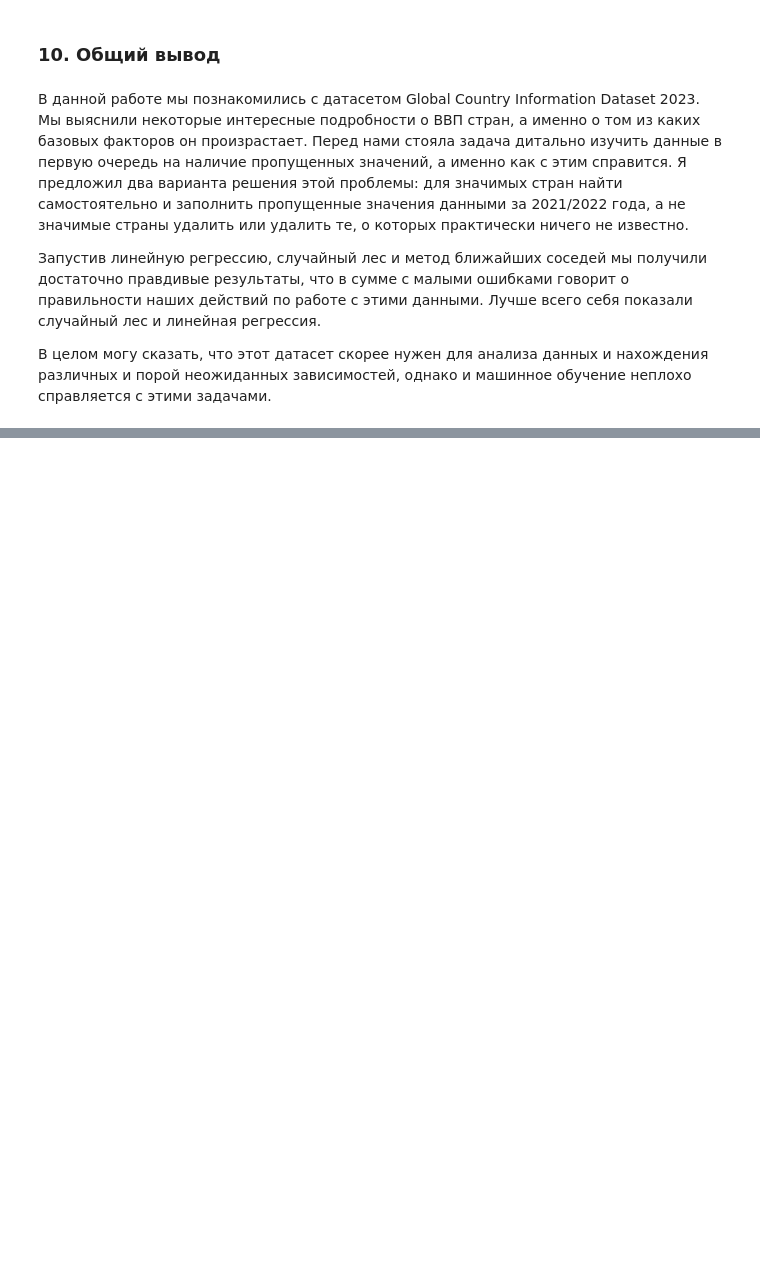
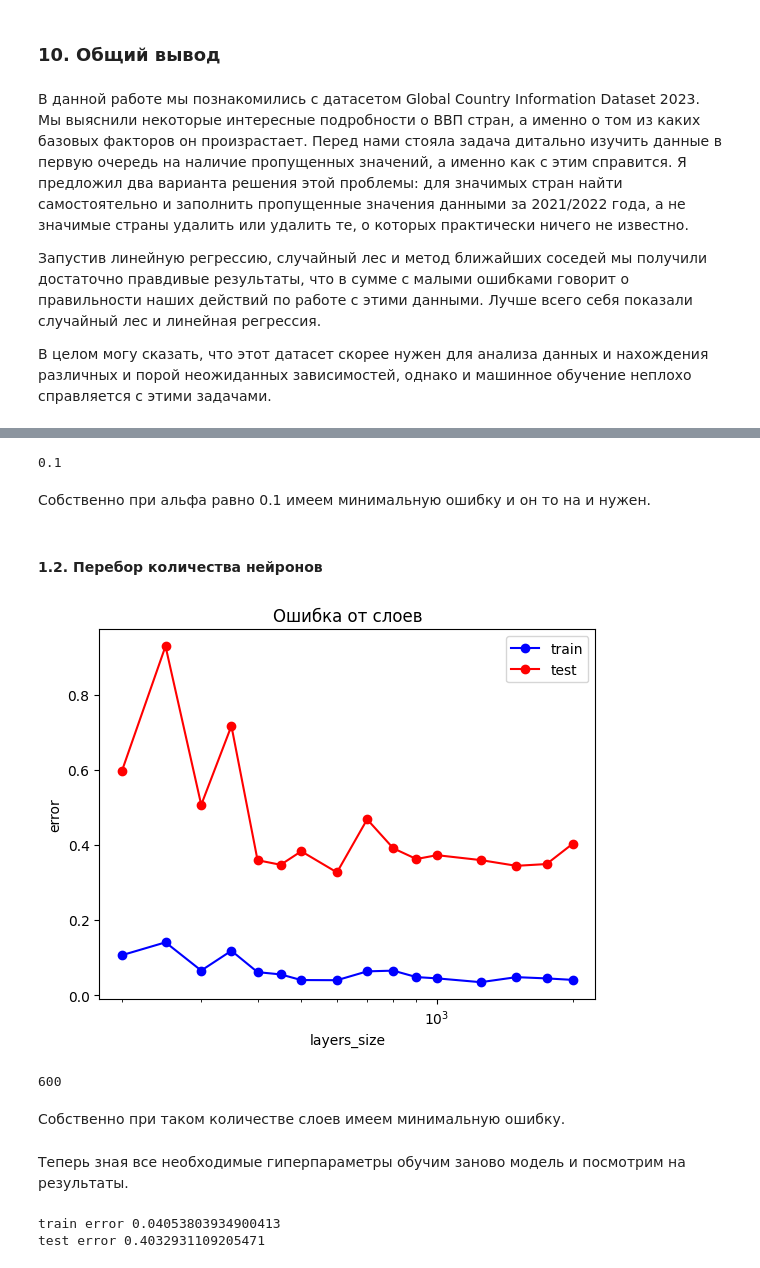
Before and after one commit to Breketov/ML_2023, a Jupyter notebook: homework3_6.ipynb, the cells around one changed output, grey strips where cells are left out. Saved outputs shown, nothing was run; the diff lists cells and outputs as text; code cells hidden in the pictures; blank space fills up the shorter version.

```diff
--- a/homework3.ipynb
+++ b/homework3_6.ipynb
@@ -650,0 +721,65 @@ plt.show()
+# %%
+min_train_err = np.min(train_err)
+min_test_err = np.min(test_err)
+alpha_opt = list_alpha[test_err == min_test_err][0]
+alpha_opt
+# %% [output]
+0.1
+# %% [markdown]
+Собственно при альфа равно 0.1 имеем минимальную ошибку и он то на и нужен.
+# %% [markdown]
+#### 1.2. Перебор количества нейронов
+# %%
+layers_list = [200, 250, 300, 350, 400, 450, 500, 600, 700, 800, 900, 1000, 1250, 1500, 1750, 2000]
+test_err, train_err = [], []
+test_acc, train_acc = [], []
+
+for layer in layers_list:
+    mlp_model = MLPRegressor(alpha = alpha_opt, hidden_layer_sizes = layer,
+                              solver = "adam", activation = "relu",
+                              max_iter = 2000, random_state = 12)
+    mlp_model.fit(X_train, y_train)
+
+    train_err.append(1 - mlp_model.score(X_train, y_train))
+    test_err.append(1 - mlp_model.score(X_test, y_test))
+    train_acc.append(mlp_model.score(X_train, y_train))
+    test_acc.append(mlp_model.score(X_test, y_test))
+# %%
+plt.semilogx(layers_list, train_err, 'b-o', label = 'train')
+plt.semilogx(layers_list, test_err, 'r-o', label = 'test')
+plt.title('Ошибка от слоев')
+plt.xlabel('layers_size')
+plt.ylabel('error')
+plt.legend()
+plt.show()
+# %% [output]
+[figure, added]
+# %%
+min_train_err = np.min(train_err)
+min_test_err = np.min(test_err)
+
+arr = test_err == min_test_err
+for i, layer in enumerate(layers_list):
+    if (arr[i]):
+        layer_opt = layer
+layer_opt
+# %% [output]
+600
+# %% [markdown]
+Собственно при таком количестве слоев имеем минимальную ошибку.
+# %% [markdown]
+Теперь зная все необходимые гиперпараметры обучим заново модель и посмотрим на результаты.
+# %%
+mlp_model_opt = MLPRegressor(alpha = alpha_opt,
+                             hidden_layer_sizes = layer_opt,
+                             solver = 'adam',
+                             activation = 'relu',
+                             random_state = 12,
+                             max_iter = 2000)
+mlp_model_opt.fit(X_train, y_train)
+
+print("train error", 1 - mlp_model.score(X_train, y_train))
+print("test error", 1 - mlp_model.score(X_test, y_test))
+# %% [output]
+train error 0.04053803934900413
+test error 0.4032931109205471
```
Also changed, not shown: parts of 16 cells of this notebook.
